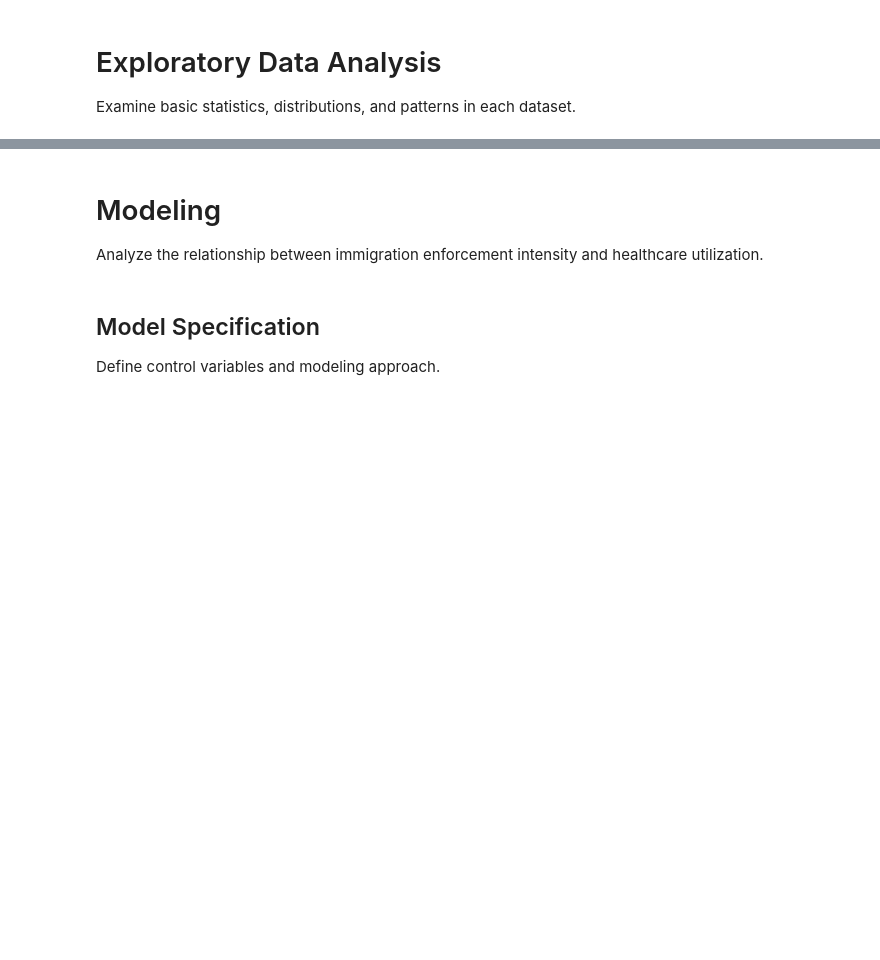
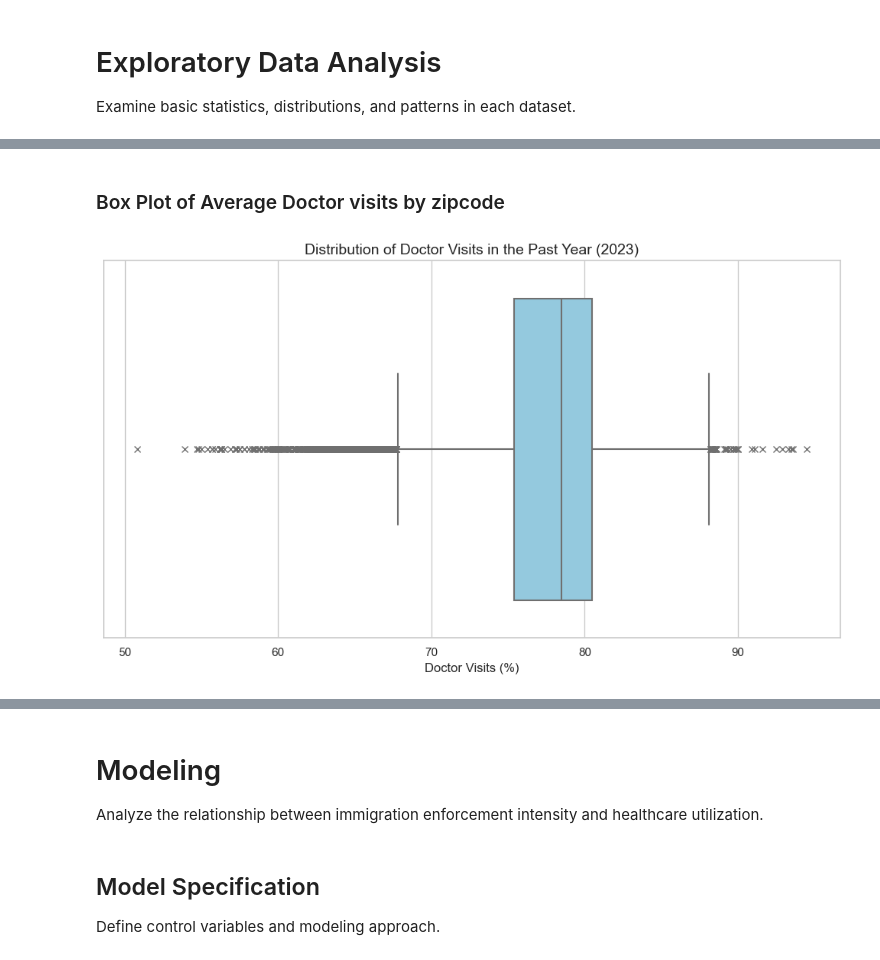
Before and after one commit to riverar9/data698-master-research-project, a Jupyter notebook: Appendix A - Python Code.ipynb, the cells around one changed output, grey strips where cells are left out. Saved outputs shown, nothing was run; the diff lists cells and outputs as text; code cells hidden in the pictures; blank space fills up the shorter version.

```diff
--- a/Appendix A - Python Code.ipynb
+++ b/Appendix A - Python Code.ipynb
@@ -759,0 +777,27 @@ plt.show()
+# %% [markdown]
+### Box Plot of Average Doctor visits by zipcode
+# %%
+df_latest = df_merged[df_merged['year'] == latest_year]
+
+# 2. Set visual style
+sns.set_theme(style="whitegrid")
+plt.figure(figsize=(10, 6))
+
+# 3. Create the Box Plot
+# Horizontal box plots make the X-axis labels (percentages) very easy to read
+sns.boxplot(
+    data=df_latest,
+    x='doctor_visits_past_year',
+    color='skyblue',        # Clean, legible color
+    linewidth=1.5,
+    flierprops={"marker": "x"} # Clearer marker for outliers
+)
+
+# 4. Formatting labels
+plt.title(f'Distribution of Doctor Visits in the Past Year ({latest_year})', fontsize=14)
+plt.xlabel('Doctor Visits (%)', fontsize=12)
+
+plt.tight_layout()
+plt.show()
+# %% [output]
+[figure, added]
```
Also changed, not shown: parts of 28 cells of this notebook.
